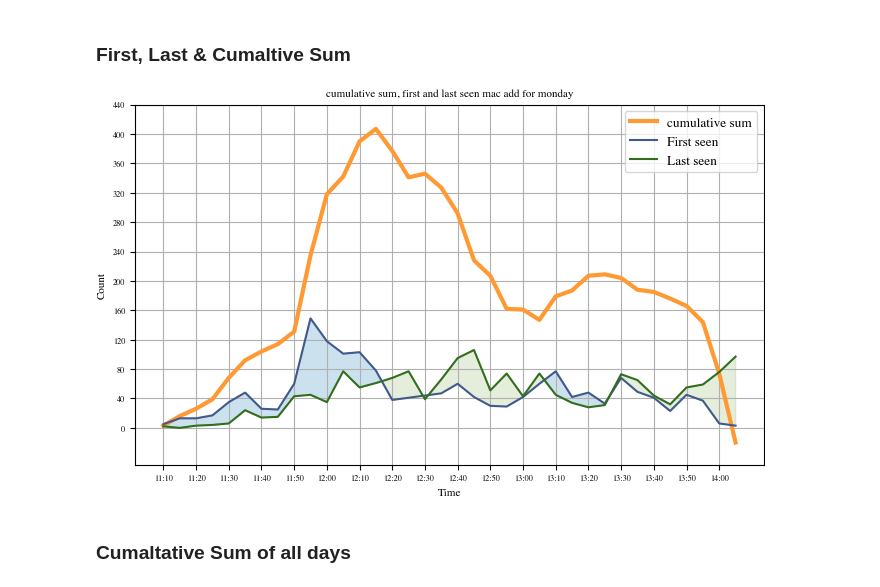
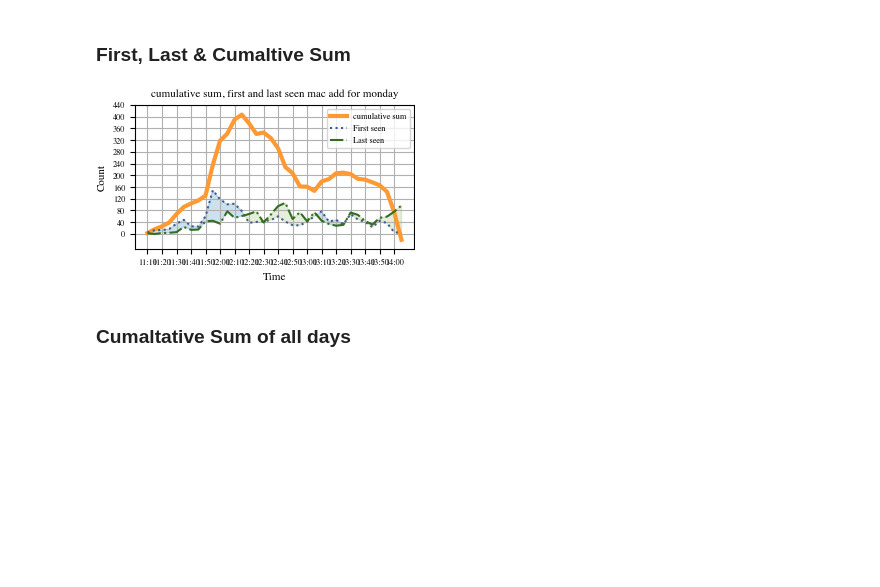
Before and after one commit to danielbischofff/dataLiteracyPeopleCounting, a Jupyter notebook: PeopleFlowMensa.ipynb, the cells around one changed output. Saved outputs shown, nothing was run; the diff lists cells and outputs as text; code cells hidden in the pictures; blank space fills up the shorter version.

```diff
--- a/PeopleFlowMensa.ipynb
+++ b/PeopleFlowMensa.ipynb
@@ -321,8 +409,2 @@ d1FirstLastCumSumFriday =  getcumSumMerged(d1FirstLastFriday)
 # %% [markdown]
 # Convert date time to string
-# %%
-d5TimeFirstLastCumSumMonday = keepOnlyTime(d5FirstLastCumSumMonday)
-d5TimeFirstLastCumSumTuesday = keepOnlyTime(d5FirstLastCumSumTuesday)
-d5TimeFirstLastCumSumWednesday = keepOnlyTime(d5FirstLastCumSumWednesday)
-d5TimeFirstLastCumSumThursday = keepOnlyTime(d5FirstLastCumSumThursday)
-d5TimeFirstLastCumSumFriday = keepOnlyTime(d5FirstLastCumSumFriday)
@@ -437,5 +616,5 @@ d5Week
 # %%
-plt.rcParams.update(bundles.icml2022(column='full', nrows=1, ncols=1, usetex=False))
+plt.rcParams.update(bundles.icml2022(column='half', nrows=1, ncols=1, usetex=False))
 
 plt.plot(d5Week['frame.time'], d5Week['count_First_Monday'], label='monday')
 plt.plot(d5Week['frame.time'], d5Week['count_First_Tuesday'], label='Tuesday')
@@ -461,7 +640,7 @@ plt.savefig('./plots/first_seen_mac_per_5_min.pdf')
 # %% [markdown]
 ### Last Seen
 # %%
-plt.rcParams.update(bundles.icml2022(column='full', nrows=1, ncols=1, usetex=False))
+plt.rcParams.update(bundles.icml2022(column='half', nrows=1, ncols=1, usetex=False))
 
 plt.plot(d5Week['frame.time'], d5Week['count_Last_Monday'], label='monday')
 plt.plot(d5Week['frame.time'], d5Week['count_Last_Tuesday'], label='Tuesday')
@@ -487,33 +666,33 @@ plt.savefig('./plots/last_seen_mac_per_5_min.pdf')
 # %% [markdown]
 ### First, Last & Cumaltive Sum
 # %%
-plt.rcParams.update(bundles.icml2022(column='full', nrows=1, ncols=1, usetex=False))
+plt.rcParams.update(bundles.icml2022(column='half', nrows=1, ncols=1, usetex=False))
 plt.title('cumulative sum, first and last seen mac add for monday')
 plt.xlabel('Time')
 plt.ylabel('Count')
 
 plt.plot(d5TimeFirstLastCumSumMonday['frame.time'], d5TimeFirstLastCumSumMonday['count_CumSum'], color = rgb.pn_orange, label='cumulative sum', linewidth=3)
-plt.plot(d5TimeFirstLastCumSumMonday['frame.time'], d5TimeFirstLastCumSumMonday['count_First'], color = rgb.tue_darkblue, label='First seen')
-plt.plot(d5TimeFirstLastCumSumMonday['frame.time'], d5TimeFirstLastCumSumMonday['count_Last'], color = rgb.tue_darkgreen, label='Last seen')
+plt.plot(d5TimeFirstLastCumSumMonday['frame.time'], d5TimeFirstLastCumSumMonday['count_First'], color = rgb.tue_darkblue, label='First seen', linestyle= ':')
+plt.plot(d5TimeFirstLastCumSumMonday['frame.time'], d5TimeFirstLastCumSumMonday['count_Last'], color = rgb.tue_darkgreen, label='Last seen', linestyle= '-.')
 
 plt.fill_between(d5TimeFirstLastCumSumMonday['frame.time'], d5TimeFirstLastCumSumMonday['count_First'], d5TimeFirstLastCumSumMonday['count_Last'], where=(d5TimeFirstLastCumSumMonday['count_First'] > d5TimeFirstLastCumSumMonday['count_Last']), interpolate=True, color = rgb.tue_blue, alpha = 0.2)
 plt.fill_between(d5TimeFirstLastCumSumMonday['frame.time'], d5TimeFirstLastCumSumMonday['count_First'], d5TimeFirstLastCumSumMonday['count_Last'], where=(d5TimeFirstLastCumSumMonday['count_First'] <= d5TimeFirstLastCumSumMonday['count_Last']), interpolate=True, color = rgb.tue_green, alpha = 0.2)
 # plt.fill_between(d5MondayCumFirstLast['frame.time'], d5MondayCumFirstLast['count_CumSum'], color = rgb.tue_blue, alpha = 0.2)
 
 plt.legend()
-plt.legend(fontsize='large')
+# plt.legend(fontsize='large')
 plt.grid(True)
 
 locsy, labels = plt.yticks()
 locs, labels = plt.xticks()
 plt.yticks(np.arange(0, max(locsy) + 1, 40))
 plt.xticks(locs[::2])
 
 # plt.xlim([xmin, xmax])
 plt.ylim([-50, 440])
 
 plt.savefig('./plots/CumSumFirstLastMonday.pdf')
 # %% [output]
-[figure, old version]
+[figure, new version]
 # %% [markdown]
 ### Cumaltative Sum of all days
```
Also changed, not shown: parts of 36 cells of this notebook.
